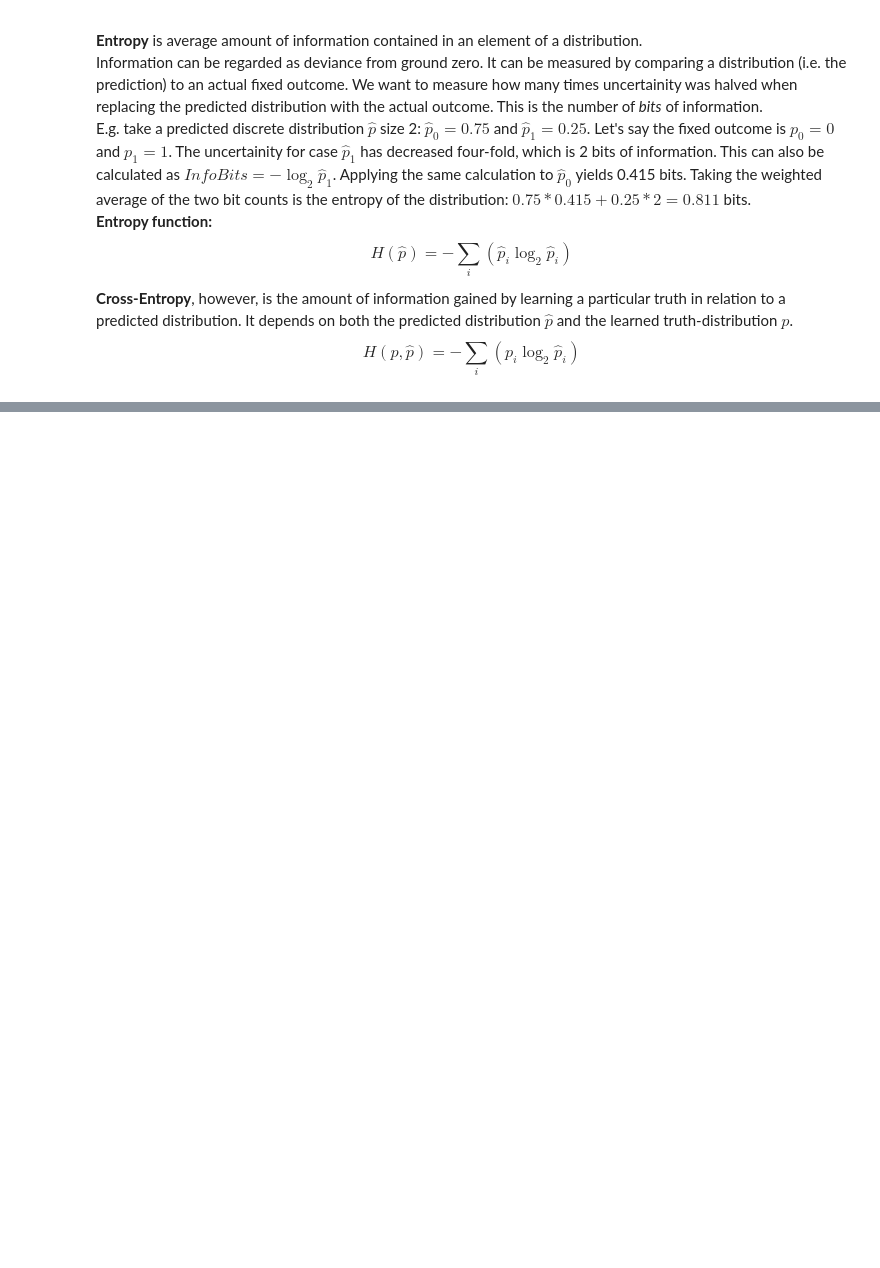
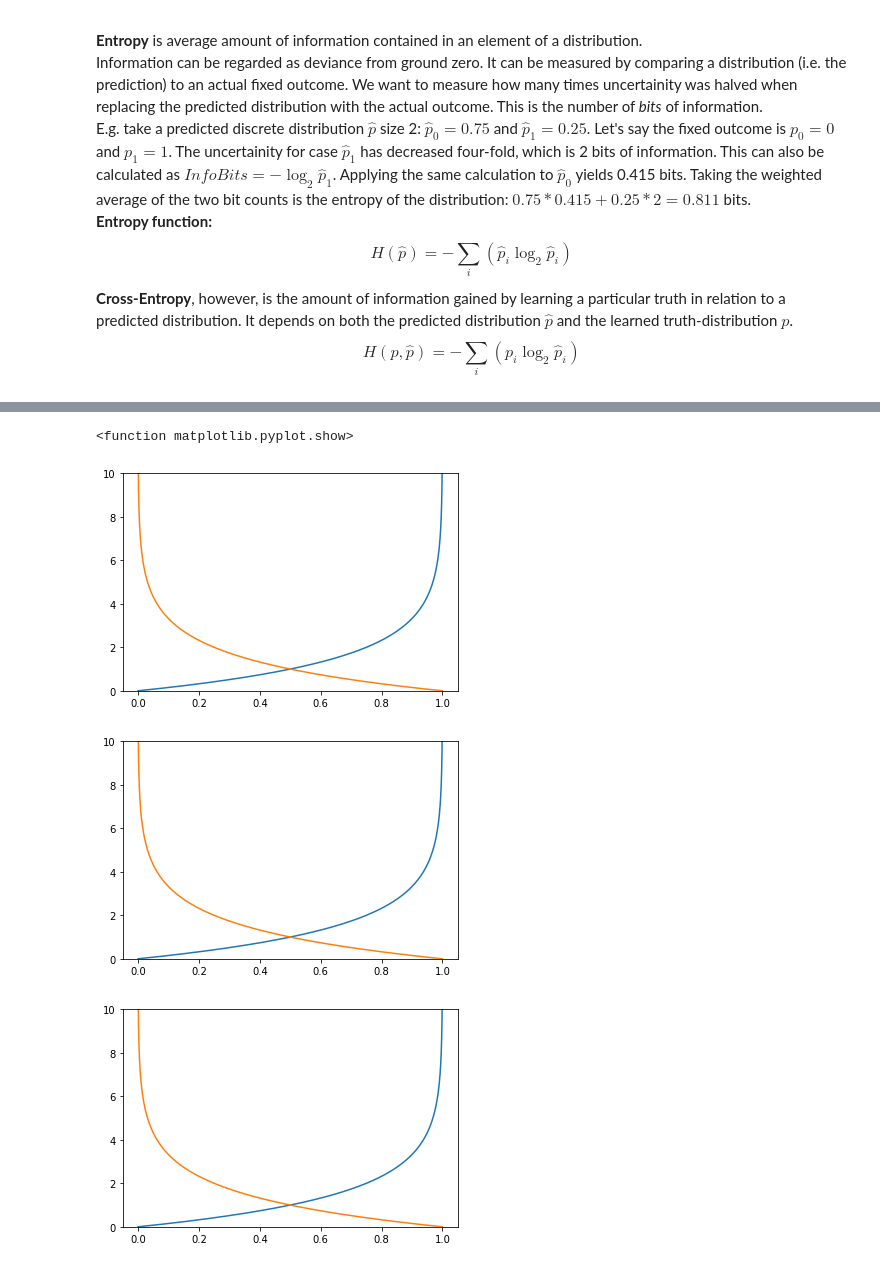
Before and after one commit to deeptheta/notes, a Jupyter notebook: DeepLearningAi_01_LogisticRegression.ipynb, the cells around one changed output, grey strips where cells are left out. Drawn from its saved outputs; the diff is of its cells as text; code cells hidden in the pictures; blank space fills up the shorter version.

Commit message:
Vectorized CrossEntropy/LogLoss

```diff
--- a/DeepLearningAi_01_LogisticRegression.ipynb
+++ b/DeepLearningAi_01_LogisticRegression.ipynb
@@ -107,0 +78,53 @@ print(cross_entropy(1, 0.0))
+# %%
+# Simple Cross-Entropy (for Bernoulli distribution only)
+def cross_entropy_bernoulli(y, yhat, eps=1e-15):
+    if(yhat==0):
+        yhat += eps
+    if(yhat==1):
+        yhat -= eps
+    return -( y*math.log2(yhat) + (1-y)*math.log2(1-yhat) )
+
+# Vectorized Cross-Entropy
+# Returns: -( y*math.log2(yhat) + (1-y)*math.log2(1-yhat) )
+def v_cross_entropy_bernoulli(ys, yhats, eps=1e-15):
+    yhats[yhats==0] += eps
+    yhats[yhats==1] -= eps
+    resultYes = ys * np.log2(yhats)
+    resultNo = (1-ys) * np.log2(1-yhats)
+    return - (resultYes + resultNo)
+
+# Pseudo-Vectorized Cross-Entropy
+pseudo_v_cross_entropy_bernoulli = np.vectorize(cross_entropy_bernoulli, otypes=[np.float], cache=False)
+# %%
+n = 100000
+ys0 = np.zeros(n)
+ys1 = np.ones(n)
+yhats = np.linspace(1e-15,1-1e-15,n)
+
+# Vectorized
+%time losses0 = v_cross_entropy_bernoulli(ys0, yhats)
+%time losses1 = v_cross_entropy_bernoulli(ys1, yhats)
+plt.figure(1)
+plt.ylim(0, 10)
+plt.plot(yhats, losses0)
+plt.plot(yhats, losses1)
+plt.show
+
+# Pseudo-vectorized
+%time losses0 = pseudo_v_cross_entropy_bernoulli(ys0, yhats)
+%time losses1 = pseudo_v_cross_entropy_bernoulli(ys1, yhats)
+plt.figure(2)
+plt.ylim(0, 10)
+plt.plot(yhats, losses0)
+plt.plot(yhats, losses1)
+plt.show
+
+# Loop
+%time losses0 = np.array([cross_entropy_bernoulli(ys0[i], yhats[i]) for i in range(ys0.shape[0])])
+%time losses1 = np.array([cross_entropy_bernoulli(ys1[i], yhats[i]) for i in range(ys1.shape[0])])
+plt.figure(3)
+plt.ylim(0, 10)
+plt.plot(yhats, losses0)
+plt.plot(yhats, losses1)
+plt.show
+# %% [output]
@@ -107,0 +143,4 @@ print(cross_entropy(1, 0.0))
+<function matplotlib.pyplot.show>
+[figure, added]
+[figure, added]
+[figure, added]
```
Also changed, not shown: parts of 6 cells of this notebook.
